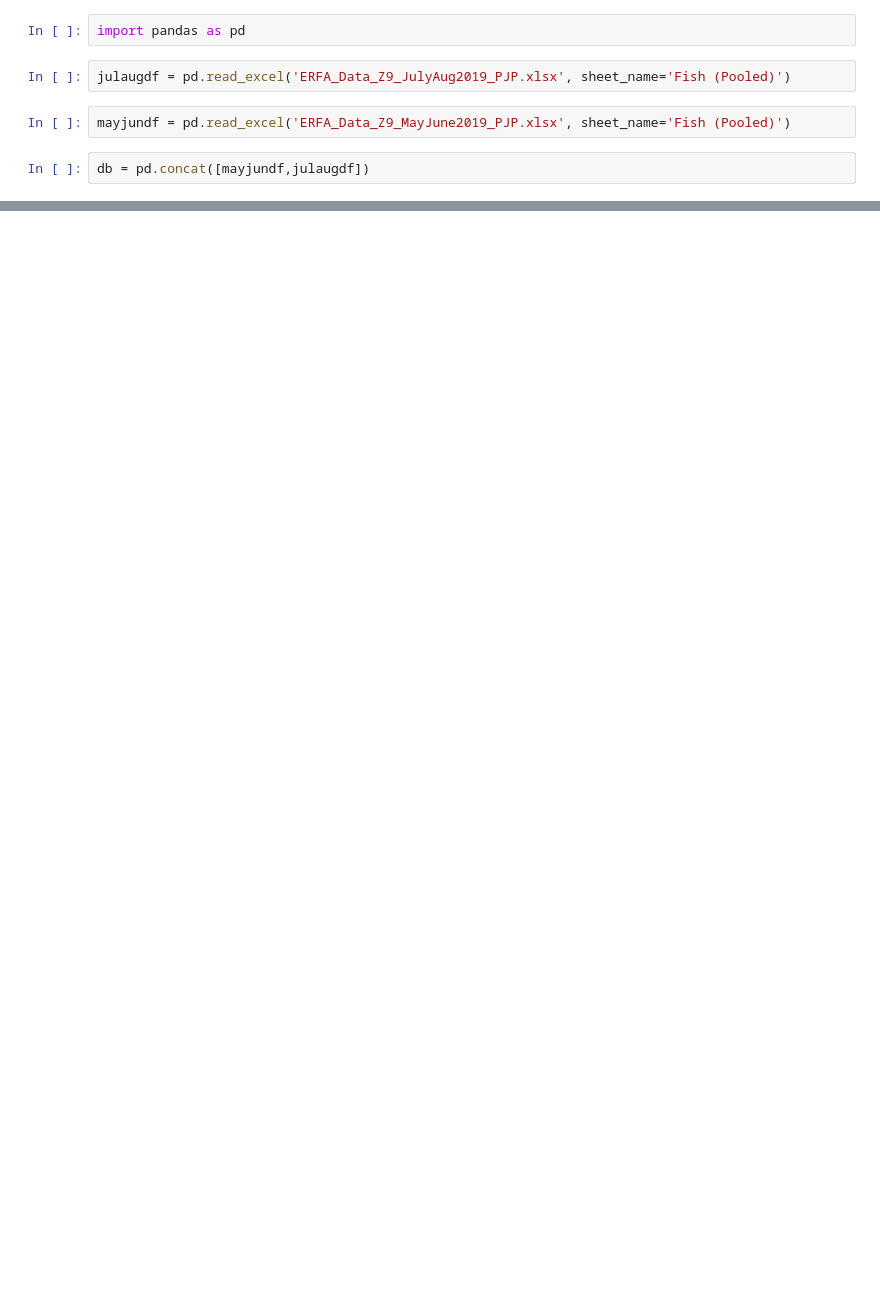
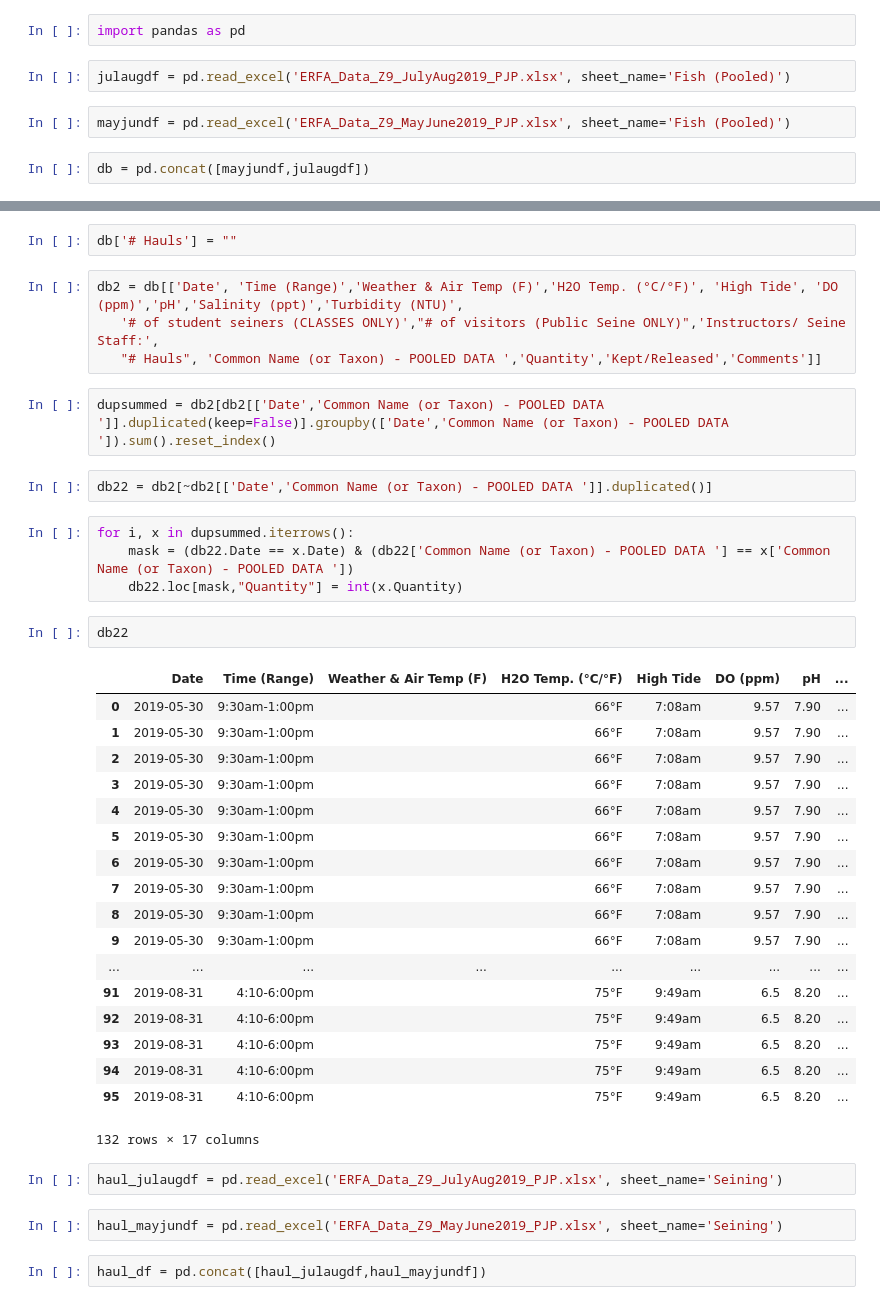
Before and after one commit to Shadhopson/Seining_Analysis, a Jupyter notebook: 2019 Data/Untitled.ipynb, the cells around one changed output, grey strips where cells are left out. Drawn from its saved outputs; the diff is of its cells as text; blank space fills up the shorter version.

Commit message:
set data in normal format

```diff
--- a/2019 Data/Untitled.ipynb
+++ b/2019 Data/Untitled.ipynb
@@ -14,0 +21,41 @@ db[db.duplicated()]
+# %%
+db['# Hauls'] = ""
+# %%
+db2 = db[['Date', 'Time (Range)','Weather & Air Temp (F)','H2O Temp. (°C/°F)', 'High Tide', 'DO (ppm)','pH','Salinity (ppt)','Turbidity (NTU)',
+   '# of student seiners (CLASSES ONLY)',"# of visitors (Public Seine ONLY)",'Instructors/ Seine Staff:',
+   "# Hauls", 'Common Name (or Taxon) - POOLED DATA ','Quantity','Kept/Released','Comments']]
+# %%
+dupsummed = db2[db2[['Date','Common Name (or Taxon) - POOLED DATA ']].duplicated(keep=False)].groupby(['Date','Common Name (or Taxon) - POOLED DATA ']).sum().reset_index()
+# %%
+db22 = db2[~db2[['Date','Common Name (or Taxon) - POOLED DATA ']].duplicated()]
+# %%
+for i, x in dupsummed.iterrows():
+    mask = (db22.Date == x.Date) & (db22['Common Name (or Taxon) - POOLED DATA '] == x['Common Name (or Taxon) - POOLED DATA '])
+    db22.loc[mask,"Quantity"] = int(x.Quantity)
+# %%
+db22
+# %% [output]
+|  | Date | Time (Range) | Weather & Air Temp (F) | H2O Temp. (°C/°F) | High Tide | DO (ppm) | pH | ... |
+| 0 | 2019-05-30 | 9:30am-1:00pm |  | 66°F | 7:08am | 9.57 | 7.90 | ... |
+| 1 | 2019-05-30 | 9:30am-1:00pm |  | 66°F | 7:08am | 9.57 | 7.90 | ... |
+| 2 | 2019-05-30 | 9:30am-1:00pm |  | 66°F | 7:08am | 9.57 | 7.90 | ... |
+| 3 | 2019-05-30 | 9:30am-1:00pm |  | 66°F | 7:08am | 9.57 | 7.90 | ... |
+| 4 | 2019-05-30 | 9:30am-1:00pm |  | 66°F | 7:08am | 9.57 | 7.90 | ... |
+| 5 | 2019-05-30 | 9:30am-1:00pm |  | 66°F | 7:08am | 9.57 | 7.90 | ... |
+| 6 | 2019-05-30 | 9:30am-1:00pm |  | 66°F | 7:08am | 9.57 | 7.90 | ... |
+| 7 | 2019-05-30 | 9:30am-1:00pm |  | 66°F | 7:08am | 9.57 | 7.90 | ... |
+| 8 | 2019-05-30 | 9:30am-1:00pm |  | 66°F | 7:08am | 9.57 | 7.90 | ... |
+| 9 | 2019-05-30 | 9:30am-1:00pm |  | 66°F | 7:08am | 9.57 | 7.90 | ... |
+| ... | ... | ... | ... | ... | ... | ... | ... | ... |
+| 91 | 2019-08-31 | 4:10-6:00pm |  | 75°F | 9:49am | 6.5 | 8.20 | ... |
+| 92 | 2019-08-31 | 4:10-6:00pm |  | 75°F | 9:49am | 6.5 | 8.20 | ... |
+| 93 | 2019-08-31 | 4:10-6:00pm |  | 75°F | 9:49am | 6.5 | 8.20 | ... |
+| 94 | 2019-08-31 | 4:10-6:00pm |  | 75°F | 9:49am | 6.5 | 8.20 | ... |
+| 95 | 2019-08-31 | 4:10-6:00pm |  | 75°F | 9:49am | 6.5 | 8.20 | ... |
+132 rows × 17 columns
+# %%
+haul_julaugdf = pd.read_excel('ERFA_Data_Z9_JulyAug2019_PJP.xlsx', sheet_name='Seining')
+# %%
+haul_mayjundf = pd.read_excel('ERFA_Data_Z9_MayJune2019_PJP.xlsx', sheet_name='Seining')
+# %%
+haul_df = pd.concat([haul_julaugdf,haul_mayjundf])
```
Also changed, not shown: parts of 10 cells of this notebook, 1 other file.
